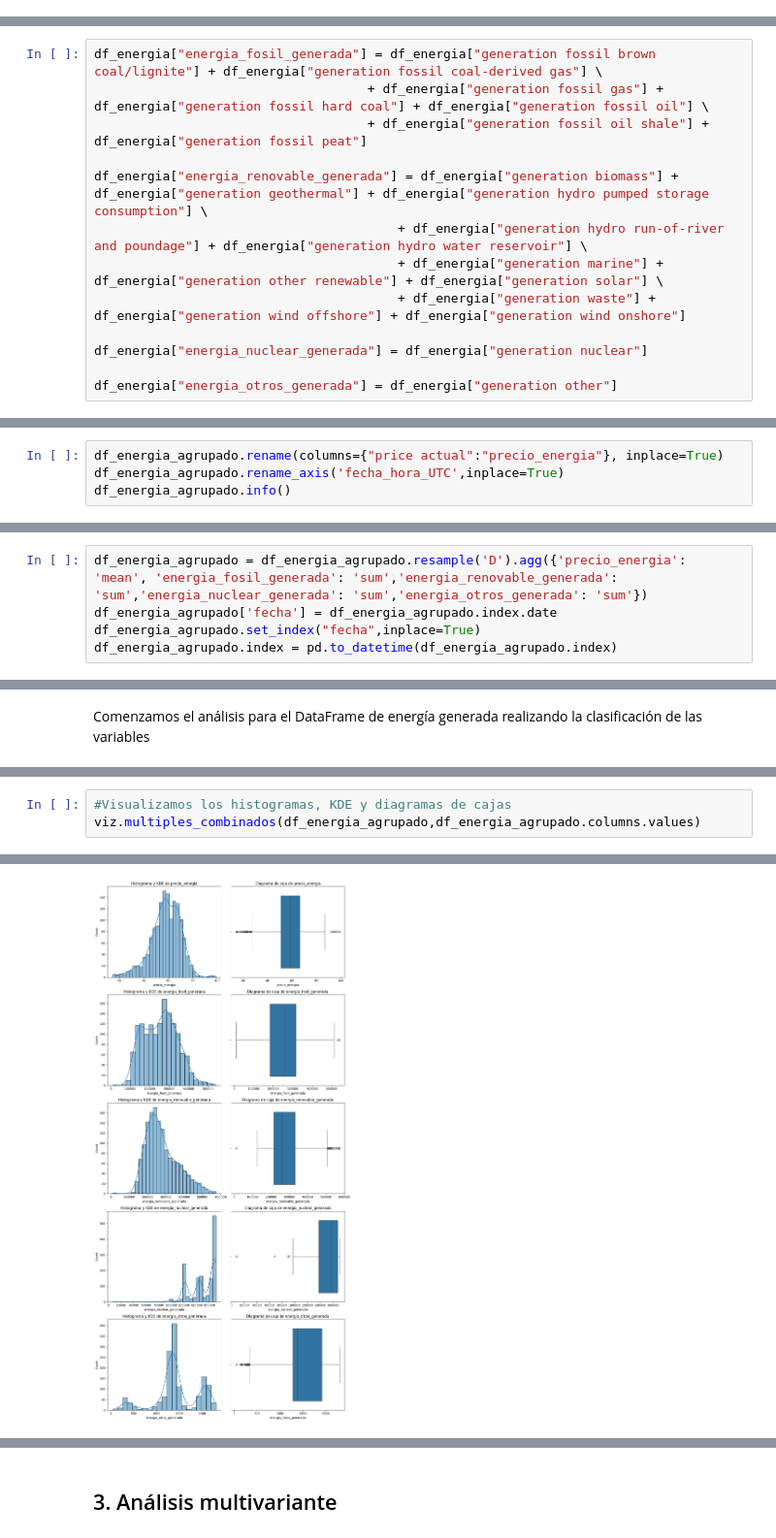
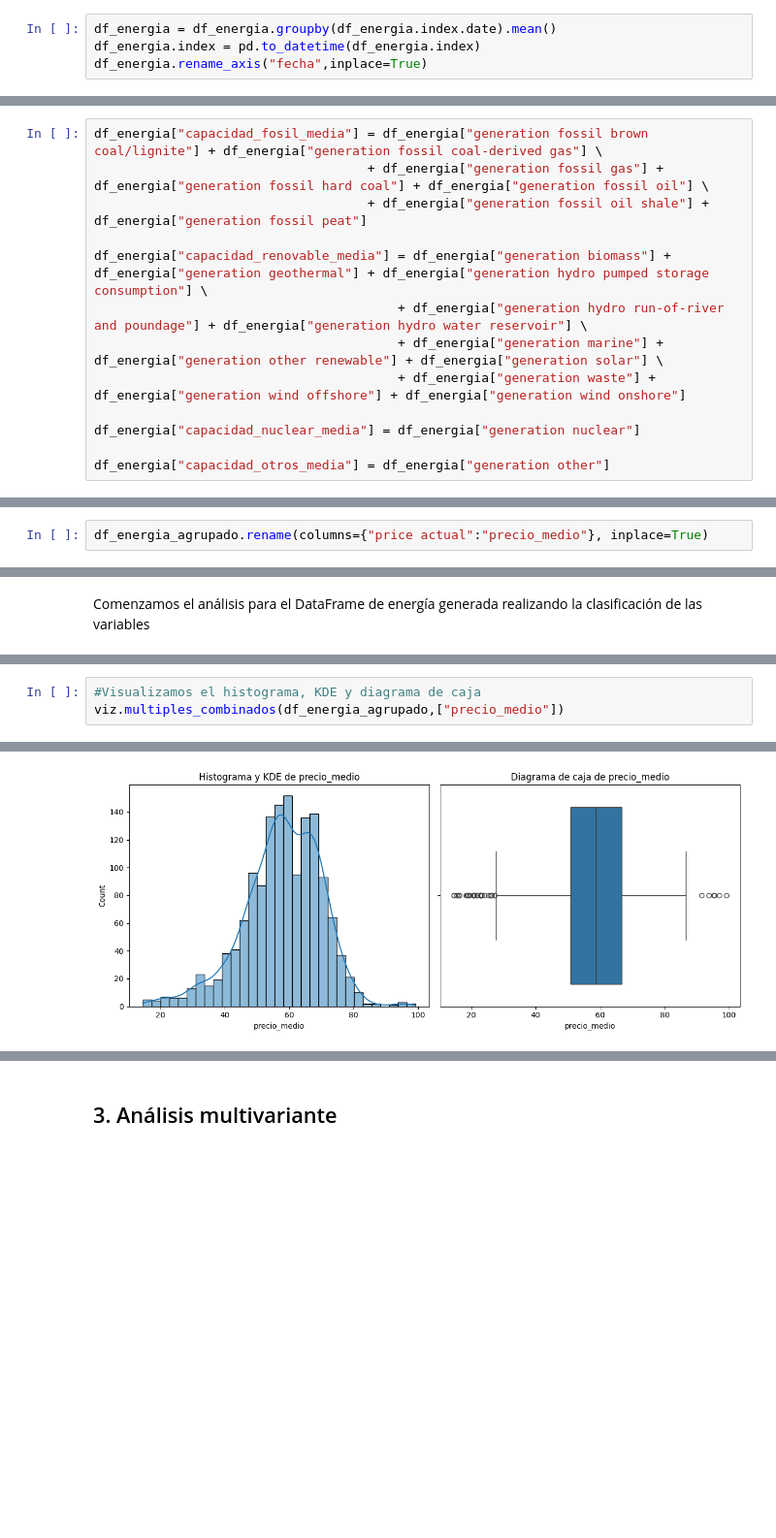
Before and after one commit to RogelioGarciaAlvarez/EDA_Energia, a Jupyter notebook: Memoria.ipynb, the cells around one changed output, grey strips where cells are left out. Shown at 97% size. Cells and saved outputs as stored; diff of their text form; blank space fills up the shorter version.

```diff
--- a/Memoria.ipynb
+++ b/Memoria.ipynb
@@ -162,3 +165,7 @@ memory usage: 5.9 MB
+# %%
+df_energia = df_energia.groupby(df_energia.index.date).mean()
+df_energia.index = pd.to_datetime(df_energia.index)
+df_energia.rename_axis("fecha",inplace=True)
 # %% [markdown]
 Categorizamos la energía generada en cuatro grandes tipos:
 * Energía fósil
@@ -168,18 +175,18 @@ Categorizamos la energía generada en cuatro grandes tipos:
 
 Creamos cuatro nuevas columnas con la suma de la energía generada por tipos
 # %%
-df_energia["energia_fosil_generada"] = df_energia["generation fossil brown coal/lignite"] + df_energia["generation fossil coal-derived gas"] \
+df_energia["capacidad_fosil_media"] = df_energia["generation fossil brown coal/lignite"] + df_energia["generation fossil coal-derived gas"] \
                                     + df_energia["generation fossil gas"] + df_energia["generation fossil hard coal"] + df_energia["generation fossil oil"] \
                                     + df_energia["generation fossil oil shale"] + df_energia["generation fossil peat"]
 
-df_energia["energia_renovable_generada"] = df_energia["generation biomass"] + df_energia["generation geothermal"] + df_energia["generation hydro pumped storage consumption"] \
+df_energia["capacidad_renovable_media"] = df_energia["generation biomass"] + df_energia["generation geothermal"] + df_energia["generation hydro pumped storage consumption"] \
                                         + df_energia["generation hydro run-of-river and poundage"] + df_energia["generation hydro water reservoir"] \
                                         + df_energia["generation marine"] + df_energia["generation other renewable"] + df_energia["generation solar"] \
                                         + df_energia["generation waste"] + df_energia["generation wind offshore"] + df_energia["generation wind onshore"]
 
-df_energia["energia_nuclear_generada"] = df_energia["generation nuclear"]
+df_energia["capacidad_nuclear_media"] = df_energia["generation nuclear"]
 
-df_energia["energia_otros_generada"] = df_energia["generation other"]
+df_energia["capacidad_otros_media"] = df_energia["generation other"]
 # %% [markdown]
 Sobre una copia del DataFrame, eliminamos las columnas originales tras la agrupación
 # %%
@@ -194,6 +201,4 @@ df_energia_agrupado.drop(columns=columnas_eliminar,inplace=True)
 # %% [markdown]
 Renombramos el resto de columnas y el índice con su nombre en español
 # %%
-df_energia_agrupado.rename(columns={"price actual":"precio_energia"}, inplace=True)
-df_energia_agrupado.rename_axis('fecha_hora_UTC',inplace=True)
-df_energia_agrupado.info()
+df_energia_agrupado.rename(columns={"price actual":"precio_medio"}, inplace=True)
@@ -217,5 +204,0 @@ Agrupamos los datos por dias en vez de por horas para tener un DataFrame mas man
-# %%
-df_energia_agrupado = df_energia_agrupado.resample('D').agg({'precio_energia': 'mean', 'energia_fosil_generada': 'sum','energia_renovable_generada': 'sum','energia_nuclear_generada': 'sum','energia_otros_generada': 'sum'})
-df_energia_agrupado['fecha'] = df_energia_agrupado.index.date
-df_energia_agrupado.set_index("fecha",inplace=True)
-df_energia_agrupado.index = pd.to_datetime(df_energia_agrupado.index)
@@ -504,4 +379,4 @@ df_energia_agrupado_analisis
 # %%
-#Visualizamos los histogramas, KDE y diagramas de cajas
-viz.multiples_combinados(df_energia_agrupado,df_energia_agrupado.columns.values)
+#Visualizamos el histograma, KDE y diagrama de caja
+viz.multiples_combinados(df_energia_agrupado,["precio_medio"])
 # %% [output]
@@ -509 +384 @@ viz.multiples_combinados(df_energia_agrupado,df_energia_agrupado.columns.values)
-[figure, old version]
+[figure, new version]
```
Also changed, not shown: parts of 91 cells of this notebook, 1 other file.
